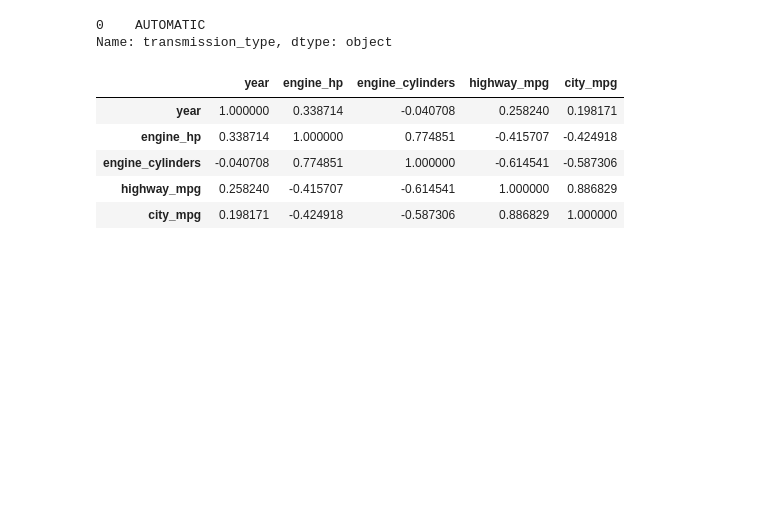
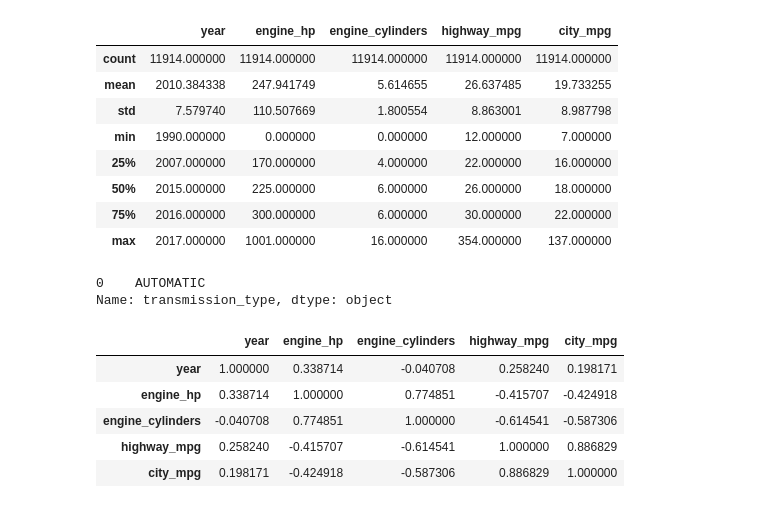
Before and after one commit to anonyblank/ml-zoomcamp-hw, a Jupyter notebook: logistic_regression.ipynb, the cells around one changed output. Saved outputs shown, nothing was run; the diff lists cells and outputs as text; code cells hidden in the pictures; blank space fills up the shorter version.

```diff
--- a/logistic_regression.ipynb
+++ b/logistic_regression.ipynb
@@ -60,3 +52,17 @@ datasets
+# %%
+data_num = datasets.copy()
+data_num = data_num[numerical]
+data_num.describe()
+# %% [output]
+|  | year | engine_hp | engine_cylinders | highway_mpg | city_mpg |
+| count | 11914.000000 | 11914.000000 | 11914.000000 | 11914.000000 | 11914.000000 |
+| mean | 2010.384338 | 247.941749 | 5.614655 | 26.637485 | 19.733255 |
+| std | 7.579740 | 110.507669 | 1.800554 | 8.863001 | 8.987798 |
+| min | 1990.000000 | 0.000000 | 0.000000 | 12.000000 | 7.000000 |
+| 25% | 2007.000000 | 170.000000 | 4.000000 | 22.000000 | 16.000000 |
+| 50% | 2015.000000 | 225.000000 | 6.000000 | 26.000000 | 18.000000 |
+| 75% | 2016.000000 | 300.000000 | 6.000000 | 30.000000 | 22.000000 |
+| max | 2017.000000 | 1001.000000 | 16.000000 | 354.000000 | 137.000000 |
 # %%
 datasets.transmission_type.mode()
 # %% [output]
```
Also changed, not shown: parts of 31 cells of this notebook.
